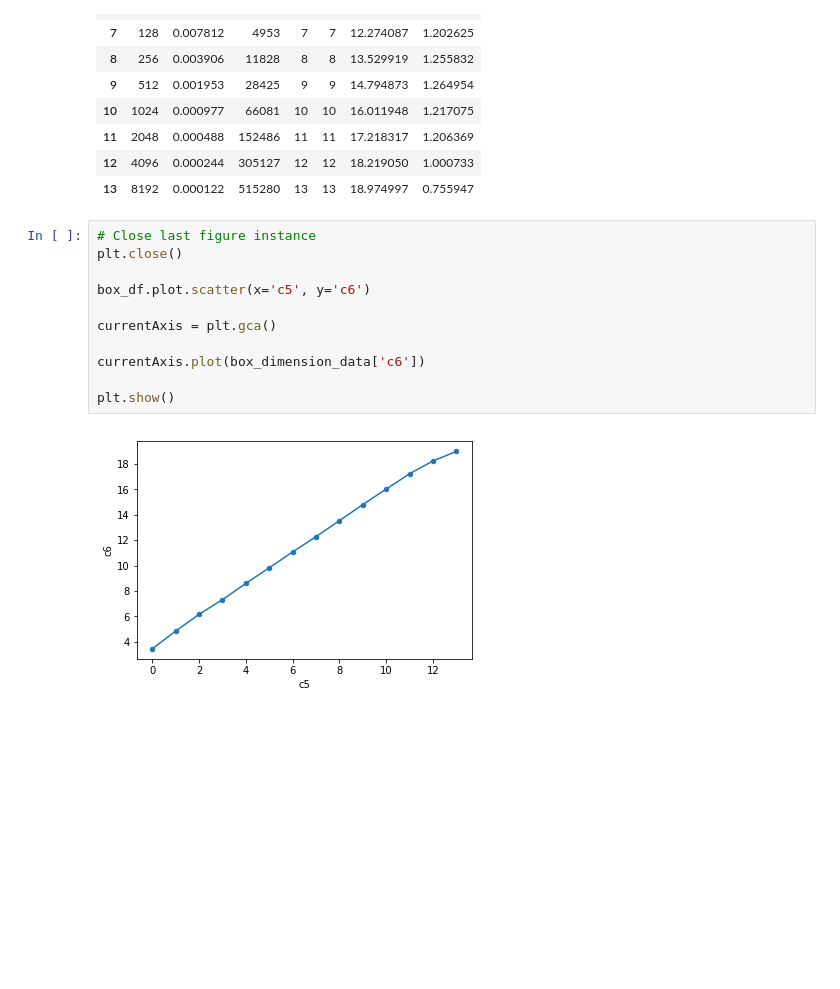
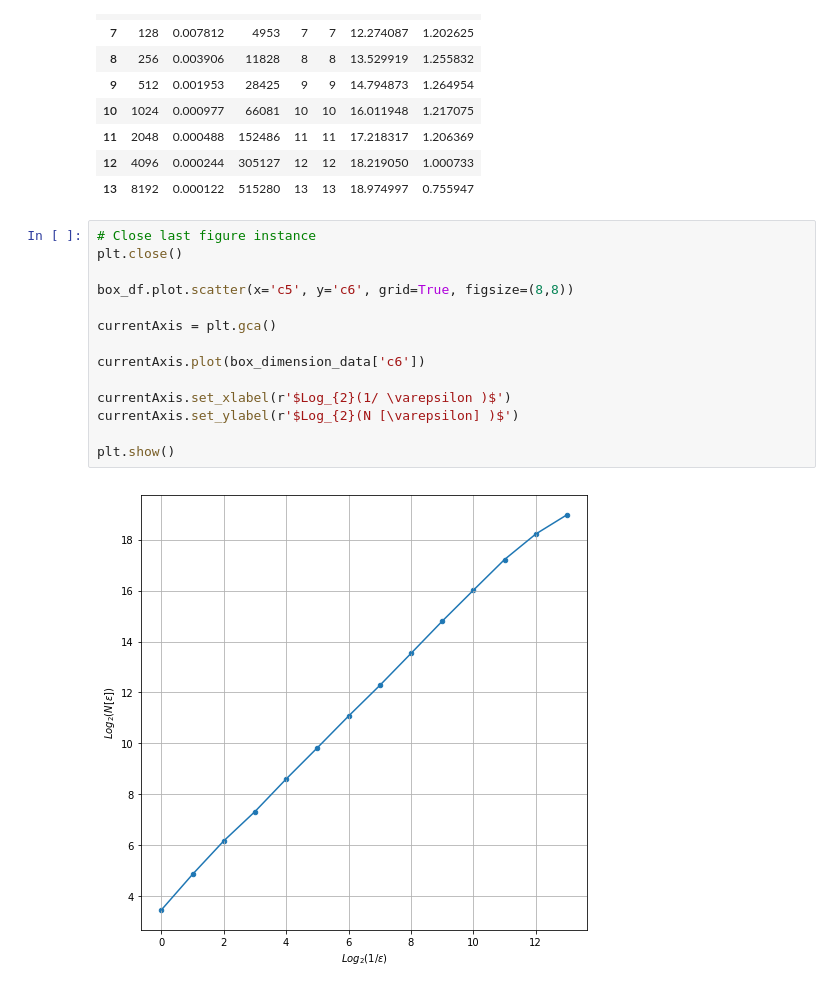
Before and after one commit to MarianaJaramillo/Dynamical-Systems, a Jupyter notebook: C_codes/Prototyping_Fractal_Dimension/Henon_Box_Dimension_Analisys.ipynb, the cells around one changed output. Cells and saved outputs as stored; diff of their text form; blank space fills up the shorter version.

```diff
--- a/C_codes/Prototyping_Fractal_Dimension/Henon_Box_Dimension_Analisys.ipynb
+++ b/C_codes/Prototyping_Fractal_Dimension/Henon_Box_Dimension_Analisys.ipynb
@@ -395,13 +395,16 @@ box_dimension_data
 # %%
 # Close last figure instance
 plt.close()
 
-box_df.plot.scatter(x='c5', y='c6')
+box_df.plot.scatter(x='c5', y='c6', grid=True, figsize=(8,8))
 
 currentAxis = plt.gca()
 
 currentAxis.plot(box_dimension_data['c6'])
 
+currentAxis.set_xlabel(r'$Log_{2}(1/ \varepsilon )$')
+currentAxis.set_ylabel(r'$Log_{2}(N [\varepsilon] )$')
+
 plt.show()
 # %% [output]
-[figure, old version]
+[figure, new version]
```
Also changed, not shown: parts of 7 cells of this notebook, 1 other file.
